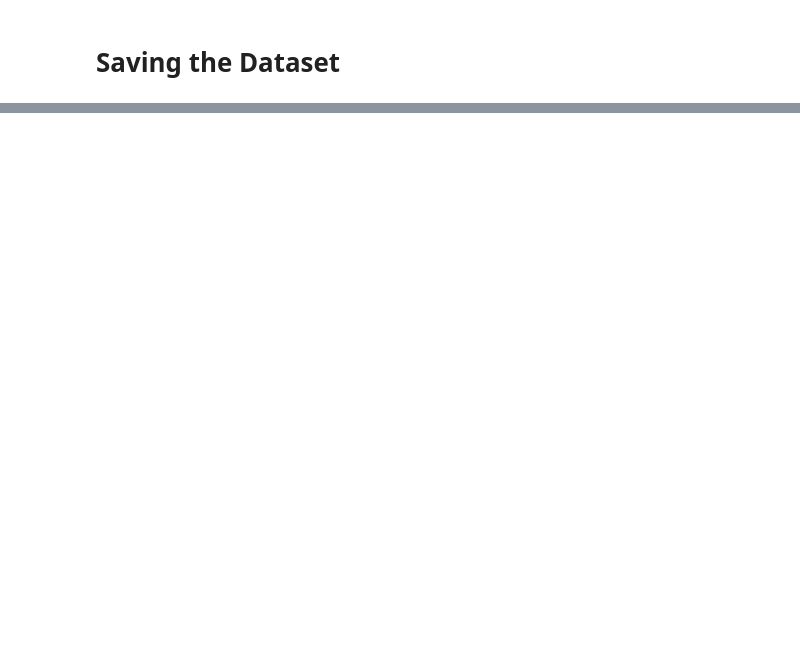
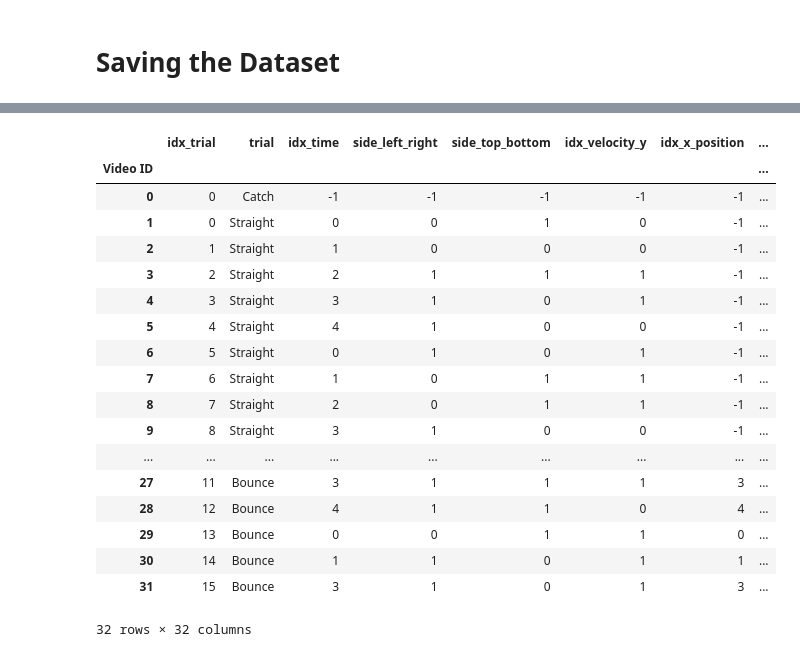
Before and after one commit to APRashedAhmed/Bouncing-Ball-Task, a Jupyter notebook: notebooks/2.0-Generating-Human-Datasets.ipynb, the cells around one changed output, grey strips where cells are left out. Saved outputs shown, nothing was run; the diff lists cells and outputs as text; code cells hidden in the pictures; blank space fills up the shorter version.

```diff
--- a/notebooks/2.0-Generating-Human-Datasets.ipynb
+++ b/notebooks/2.0-Generating-Human-Datasets.ipynb
@@ -344,3 +369,26 @@ plt.show()
+# %%
+# task, list_samples, list_targets, df_data, dict_metadata
+df_data
+# %% [output]
+|  | idx_trial | trial | idx_time | side_left_right | side_top_bottom | idx_velocity_y | idx_x_position | ... |
+| Video ID |  |  |  |  |  |  |  | ... |
+| 0 | 0 | Catch | -1 | -1 | -1 | -1 | -1 | ... |
+| 1 | 0 | Straight | 0 | 0 | 1 | 0 | -1 | ... |
+| 2 | 1 | Straight | 1 | 0 | 0 | 0 | -1 | ... |
+| 3 | 2 | Straight | 2 | 1 | 1 | 1 | -1 | ... |
+| 4 | 3 | Straight | 3 | 1 | 0 | 1 | -1 | ... |
+| 5 | 4 | Straight | 4 | 1 | 0 | 0 | -1 | ... |
+| 6 | 5 | Straight | 0 | 1 | 0 | 1 | -1 | ... |
+| 7 | 6 | Straight | 1 | 0 | 1 | 1 | -1 | ... |
+| 8 | 7 | Straight | 2 | 0 | 1 | 1 | -1 | ... |
+| 9 | 8 | Straight | 3 | 1 | 0 | 0 | -1 | ... |
+| ... | ... | ... | ... | ... | ... | ... | ... | ... |
+| 27 | 11 | Bounce | 3 | 1 | 1 | 1 | 3 | ... |
+| 28 | 12 | Bounce | 4 | 1 | 1 | 0 | 4 | ... |
+| 29 | 13 | Bounce | 0 | 0 | 1 | 1 | 0 | ... |
+| 30 | 14 | Bounce | 1 | 1 | 0 | 1 | 1 | ... |
+| 31 | 15 | Bounce | 3 | 1 | 0 | 1 | 3 | ... |
+32 rows × 32 columns
 # %%
 dir_base = index.dir_data
 name_dataset = "hbb_dataset_" + datetime.now().strftime("%y%m%d_%H%M%S")
```
Also changed, not shown: parts of 7 cells of this notebook, 1 other file.
